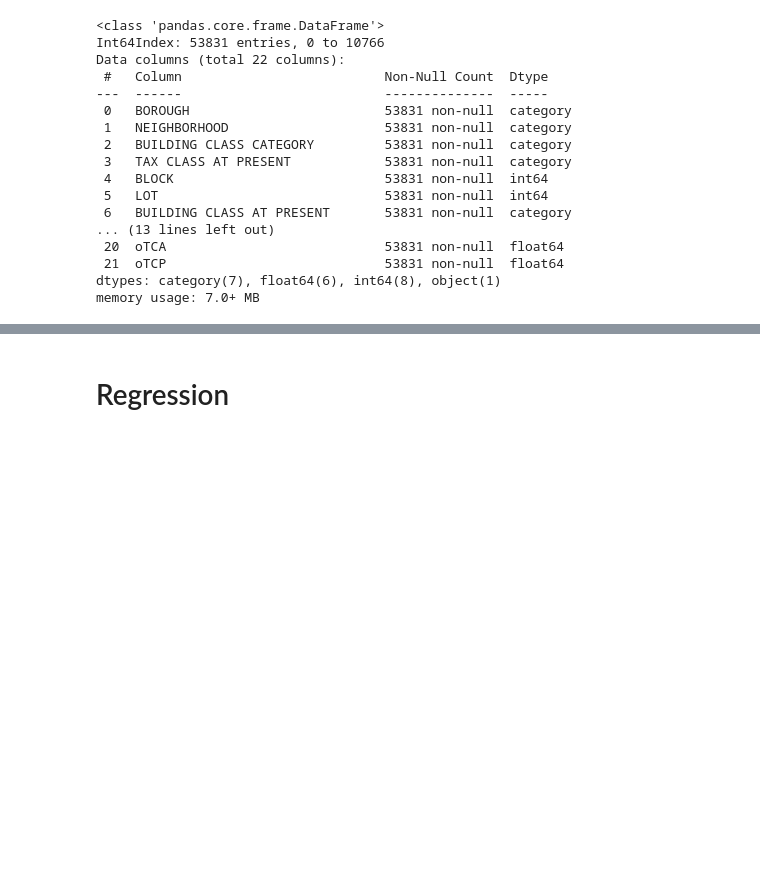
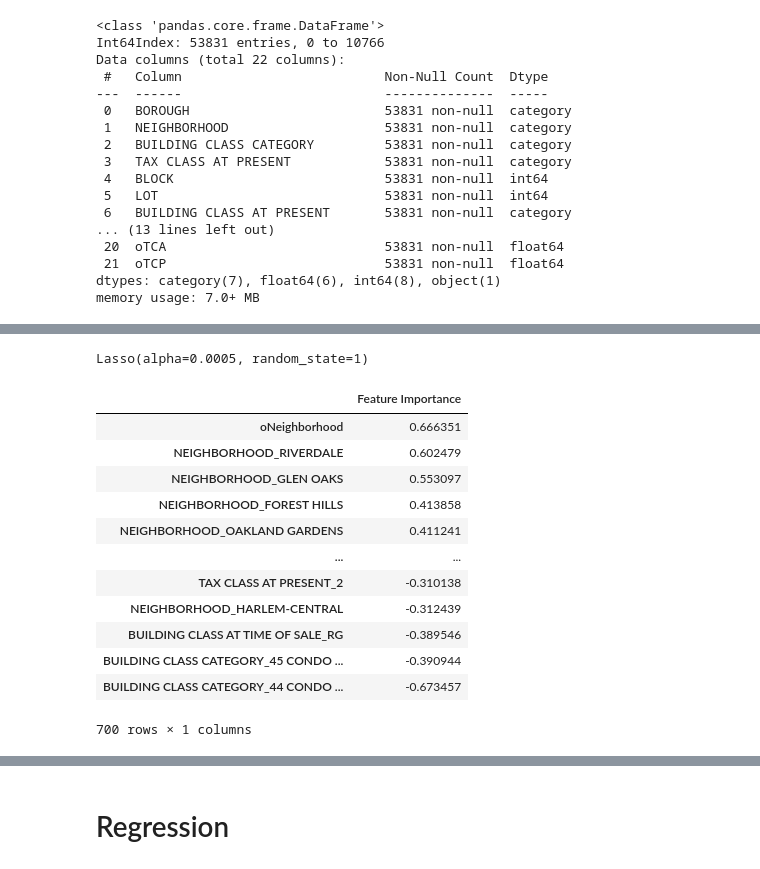
Before and after one commit to UsanoCoCr/houseprice-hw, a Jupyter notebook: baselines.ipynb, the cells around one changed output, grey strips where cells are left out. Cells and saved outputs as stored; diff of their text form; code cells hidden in the pictures; blank space fills up the shorter version.

```diff
--- a/baselines.ipynb
+++ b/baselines.ipynb
@@ -280,0 +264,5 @@ test_X = data_X[num_train_samples:].to_numpy()
+# %%
+lasso = Lasso(alpha=0.0005, random_state=1)
+lasso.fit(X_scaled, y_log)
+# %% [output]
+Lasso(alpha=0.0005, random_state=1)
@@ -280,0 +271,16 @@ test_X = data_X[num_train_samples:].to_numpy()
+# %%
+FI_lasso.sort_values("Feature Importance", ascending=False)  # 利用Lasso计算出一个特征重要性的分数
+# %% [output]
+|  | Feature Importance |
+| oNeighborhood | 0.666351 |
+| NEIGHBORHOOD_RIVERDALE | 0.602479 |
+| NEIGHBORHOOD_GLEN OAKS | 0.553097 |
+| NEIGHBORHOOD_FOREST HILLS | 0.413858 |
+| NEIGHBORHOOD_OAKLAND GARDENS | 0.411241 |
+| ... | ... |
+| TAX CLASS AT PRESENT_2 | -0.310138 |
+| NEIGHBORHOOD_HARLEM-CENTRAL | -0.312439 |
+| BUILDING CLASS AT TIME OF SALE_RG | -0.389546 |
+| BUILDING CLASS CATEGORY_45 CONDO ... | -0.390944 |
+| BUILDING CLASS CATEGORY_44 CONDO ... | -0.673457 |
+700 rows × 1 columns
```
Also changed, not shown: parts of 17 cells of this notebook.
